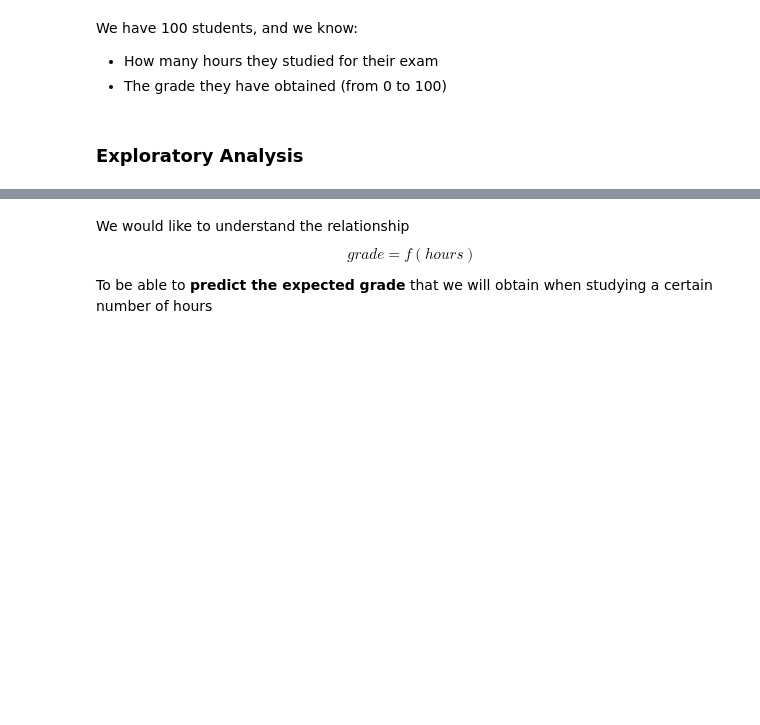
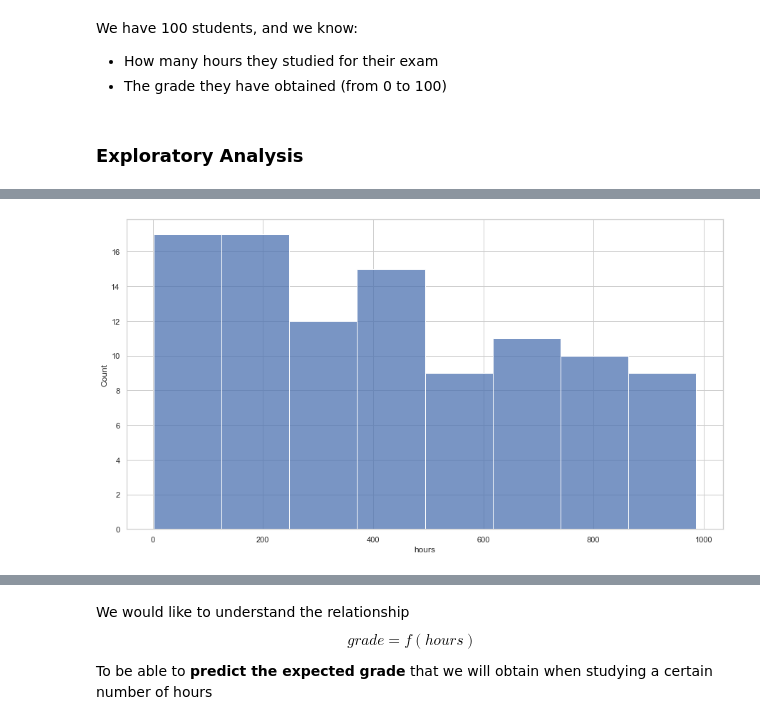
Before and after one commit to Ironhack-data-bcn-april-2023/lectures, a Jupyter notebook: week-7/01 - Linear regression.ipynb, the cells around one changed output, grey strips where cells are left out. Cells and saved outputs as stored; diff of their text form; code cells hidden in the pictures; blank space fills up the shorter version.

```diff
--- a/week-7/01 - Linear regression.ipynb
+++ b/week-7/01 - Linear regression.ipynb
@@ -48,0 +148,8 @@ We have 100 students, and we know:
+# %%
+sns.histplot(df.hours);
+"""
+Not too many people study a lot
+Most people study less -> Skewness: positive (tail goes to the positive end)
+"""
+# %% [output]
+[figure, added]
```
Also changed, not shown: parts of 46 cells of this notebook.
